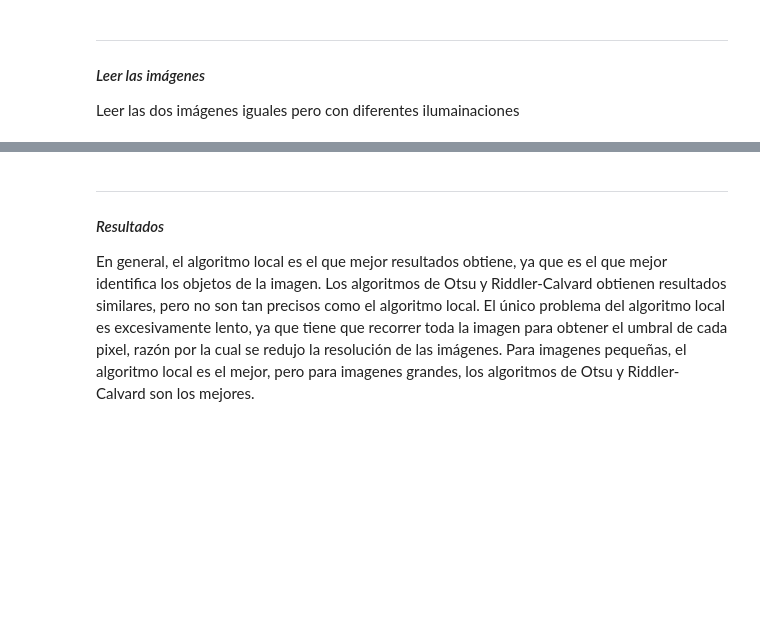
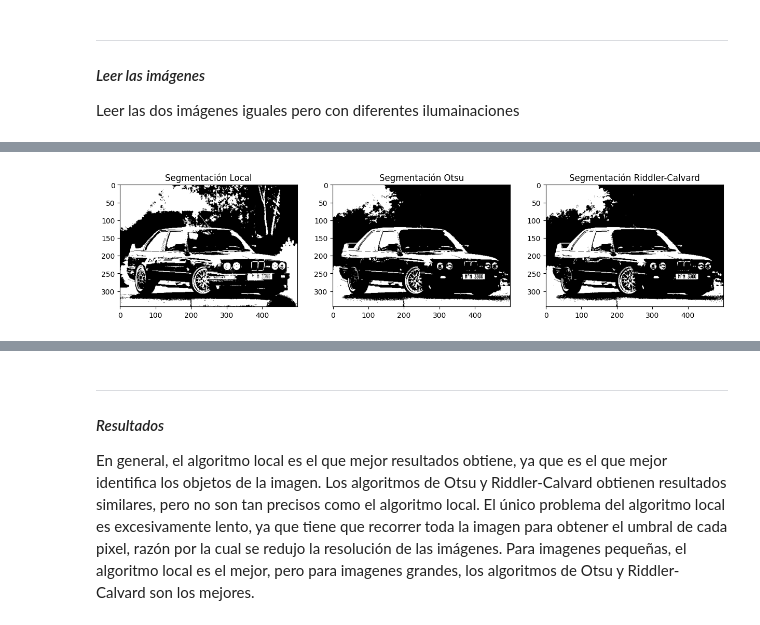
Before and after one commit to stefanoaragoni/computerVision_lista01, a Jupyter notebook: Lista01_Ejercicio4.ipynb, the cells around one changed output, grey strips where cells are left out. Cells and saved outputs as stored; diff of their text form; code cells hidden in the pictures; blank space fills up the shorter version.

```diff
--- a/Lista01_Ejercicio4.ipynb
+++ b/Lista01_Ejercicio4.ipynb
@@ -86,8 +88,7 @@ def localBinarySegmentation(image, pixels = 50):
             else:
                 img[i][j] = 0
 
-    plt.imshow(img, cmap='gray')
-    plt.show()
+    return img
 
 def otsuBinarySegmentation(image):
     img = image.copy()
@@ -125,8 +126,7 @@ def otsuBinarySegmentation(image):
             thresh = i
 
     ret, otsu = cv2.threshold(img,thresh,255,cv2.THRESH_BINARY)
-    plt.imshow(otsu, cmap='gray')
-    plt.show()
+    return otsu
 
 def riddlerCalvardBinarySegmentation(image, threshold = 0.5):
     img = image.copy()
@@ -175,5 +175,4 @@ def riddlerCalvardBinarySegmentation(image, threshold = 0.5):
                 # If pixel is above threshold, set to 255
                 img[i][j] = 255
 
-    plt.imshow(img, cmap='gray')
-    plt.show()
+    return img
@@ -203,0 +183,21 @@ riddlerCalvardBinarySegmentation(imgCS)
+# %%
+img1 = localBinarySegmentation(imgE30)
+img2 = otsuBinarySegmentation(imgE30)
+img3 = riddlerCalvardBinarySegmentation(imgE30)
+
+
+plt.figure(figsize=(15, 5))
+plt.subplot(1, 3, 1)
+plt.imshow(img1, cmap='gray')
+plt.title('Segmentación Local')
+
+plt.subplot(1, 3, 2)
+plt.imshow(img2, cmap='gray')
+plt.title('Segmentación Otsu')
+
+plt.subplot(1, 3, 3)
+plt.imshow(img3, cmap='gray')
+plt.title('Segmentación Riddler-Calvard')
+plt.show()
+# %% [output]
+[figure, added]
```
Also changed, not shown: parts of 11 cells of this notebook.
